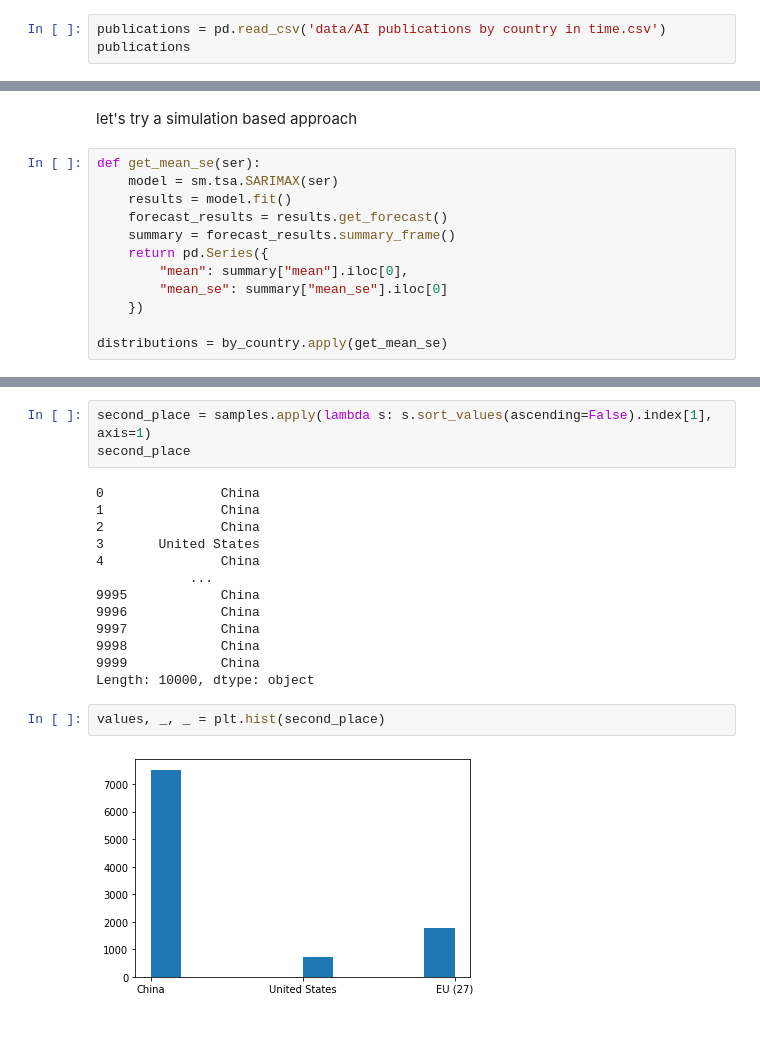
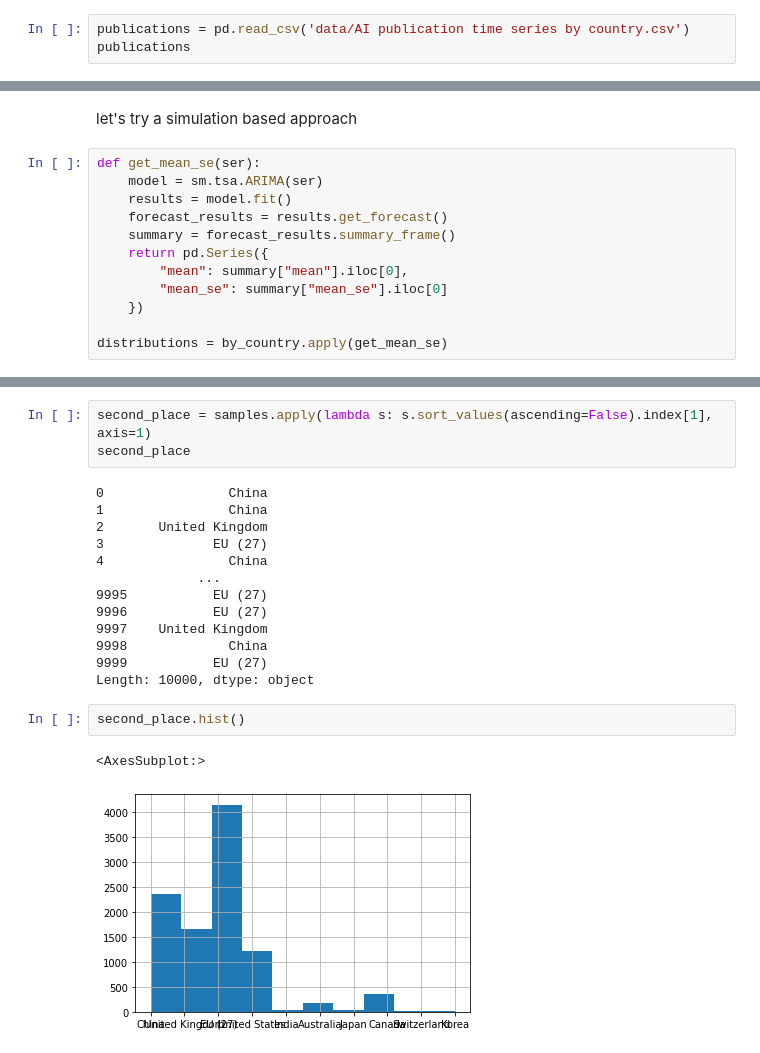
Before and after one commit to jonahweissman/infer-pub, a Jupyter notebook: AI Publications.ipynb, the cells around one changed output, grey strips where cells are left out. Drawn from its saved outputs; the diff is of its cells as text.

```diff
--- a/AI Publications.ipynb
+++ b/AI Publications.ipynb
@@ -6,7 +4,7 @@ import statsmodels.api as sm
 import numpy as np
 import matplotlib.pyplot as plt
 # %%
-publications = pd.read_csv('data/AI publications by country in time.csv')
+publications = pd.read_csv('data/AI publication time series by country.csv')
 publications
 # %% [output]
 |  | Year | Country | Value |
@@ -162,7 +159,7 @@ forecast_results.summary_frame()
 let's try a simulation based approach
 # %%
 def get_mean_se(ser):
-    model = sm.tsa.SARIMAX(ser)
+    model = sm.tsa.ARIMA(ser)
     results = model.fit()
     forecast_results = results.get_forecast()
     summary = forecast_results.summary_frame()
@@ -200,20 +196,21 @@ samples
 second_place = samples.apply(lambda s: s.sort_values(ascending=False).index[1], axis=1)
 second_place
 # %% [output]
-0               China
-1               China
-2               China
-3       United States
-4               China
-            ...
-9995            China
-9996            China
-9997            China
-9998            China
-9999            China
+0                China
+1                China
+2       United Kingdom
+3              EU (27)
+4                China
+             ...
+9995           EU (27)
+9996           EU (27)
+9997    United Kingdom
+9998             China
+9999           EU (27)
 Length: 10000, dtype: object
 # %%
-values, _, _ = plt.hist(second_place)
+second_place.hist()
 # %% [output]
+<AxesSubplot:>
-[figure, old version]
+[figure, new version]
 # %%
```
Also changed, not shown: parts of 15 cells of this notebook, 1 other file.
